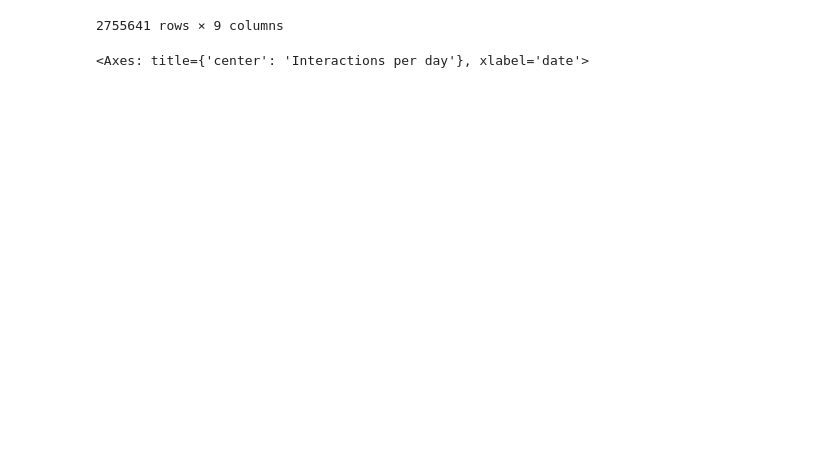
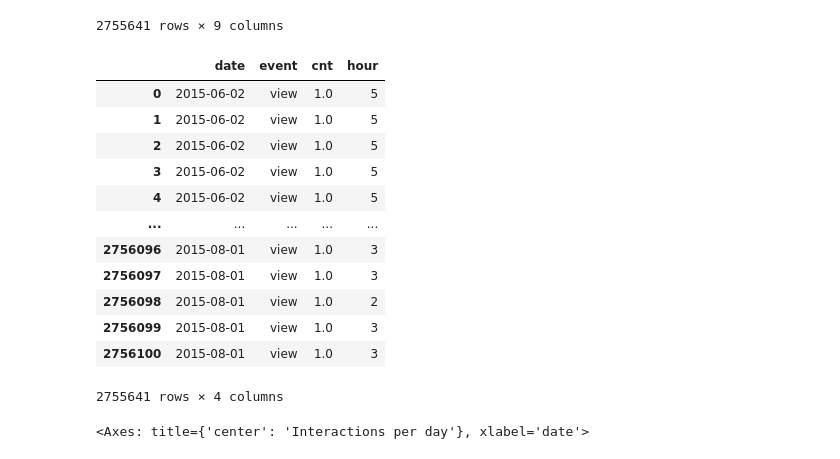
Before and after one commit to tomhuber96/master-thesis-practical-part, a Jupyter notebook: EDA/detail_rocket_eda.ipynb, the cells around one changed output. Cells and saved outputs as stored; diff of their text form; code cells hidden in the pictures; blank space fills up the shorter version.

```diff
--- a/EDA/detail_rocket_eda.ipynb
+++ b/EDA/detail_rocket_eda.ipynb
@@ -277,6 +282,28 @@ events_copy
 | 2756099 | 2015-08-01 03:08:50.703 | 1184451 | view | 283392 | NaN | 2015-08-01 05:08:50 | 3 | 2015-08-01 | 1.0 |
 | 2756100 | 2015-08-01 03:36:03.914 | 199536 | view | 152913 | NaN | 2015-08-01 05:36:03 | 3 | 2015-08-01 | 1.0 |
 2755641 rows × 9 columns
+# %%
+
+events_copy['cnt'] = events_copy['cnt'].astype(float)
+events_copy['hour'] = events_copy['hour'].astype(int)
+#grouped_date_event_no_views = grouped_date_event_no_views[grouped_date_event_no_views['event'] != 'view'].groupby(['date','event'])
+
+events_subset = events_copy[['date', 'event', 'cnt', 'hour']]
+events_subset
+# %% [output]
+|  | date | event | cnt | hour |
+| 0 | 2015-06-02 | view | 1.0 | 5 |
+| 1 | 2015-06-02 | view | 1.0 | 5 |
+| 2 | 2015-06-02 | view | 1.0 | 5 |
+| 3 | 2015-06-02 | view | 1.0 | 5 |
+| 4 | 2015-06-02 | view | 1.0 | 5 |
+| ... | ... | ... | ... | ... |
+| 2756096 | 2015-08-01 | view | 1.0 | 3 |
+| 2756097 | 2015-08-01 | view | 1.0 | 3 |
+| 2756098 | 2015-08-01 | view | 1.0 | 2 |
+| 2756099 | 2015-08-01 | view | 1.0 | 3 |
+| 2756100 | 2015-08-01 | view | 1.0 | 3 |
+2755641 rows × 4 columns
 # %%
 fig, ax = plt.subplots(figsize=(15,7))
 plt.title('Interactions per day')
```
Also changed, not shown: parts of 21 cells of this notebook, 2 other files.
